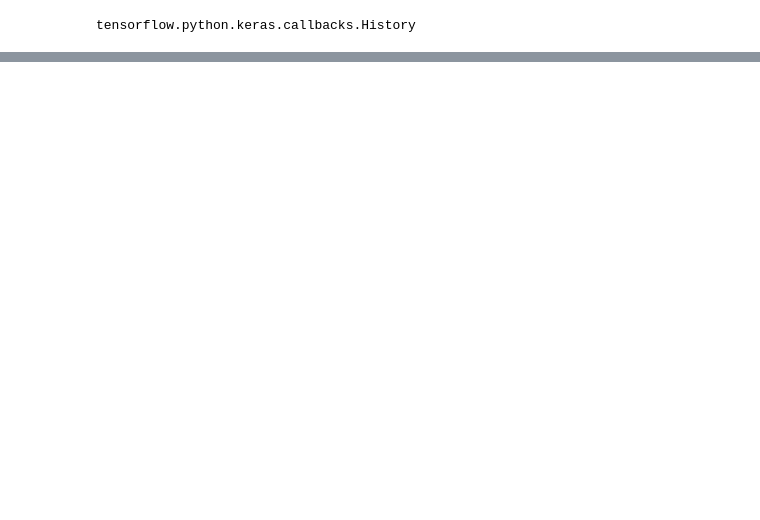
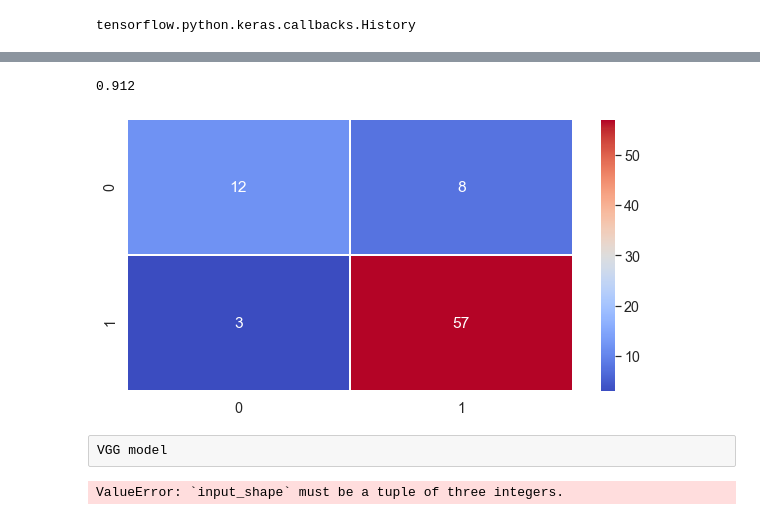
Before and after one commit to udit360/CataractDetection-using-CNN, a Jupyter notebook: code.ipynb, the cells around one changed output, grey strips where cells are left out. Cells and saved outputs as stored; diff of their text form; code cells hidden in the pictures; blank space fills up the shorter version.

```diff
--- a/code.ipynb
+++ b/code.ipynb
@@ -344,0 +345,12 @@ print(pd.DataFrame(history.history))
+# %%
+new_y_pred=model.predict(test_imgs)
+# %%
+predict=[]
+for i in new_y_pred:
+    if(i[0]<=0.5):
+        predict.append(0)
+    else:
+        predict.append(1)
+# %%
+print(test_df[1])
+test_yu=test_df[0].values
@@ -344,0 +372,4 @@ print(pd.DataFrame(history.history))
+# %%
+f1_score(test_yu,predict)
+# %% [output]
+0.912
@@ -344,0 +380,11 @@ print(pd.DataFrame(history.history))
+# %%
+new_cm=confusion_matrix(test_yu,predict)
+# %%
+df=pd.DataFrame(new_cm,index=(0,1),columns=(0,1))
+plt.figure(figsize=(10,5))
+sns.set(font_scale=1.3)
+image_hm=sns.heatmap(df, annot=True,cmap='coolwarm', linecolor='white', linewidths=1)
+# %% [output]
+[figure, added]
+# %% [raw]
+VGG model
@@ -344,0 +394,5 @@ print(pd.DataFrame(history.history))
+# %%
+from tensorflow.keras.applications.vgg19 import VGG19
+vgg = VGG19(weights="imagenet",include_top = False,input_shape=(n, x*y*z))
+# %% [output]
+ValueError: `input_shape` must be a tuple of three integers.
```
Also changed, not shown: parts of 35 cells of this notebook.
